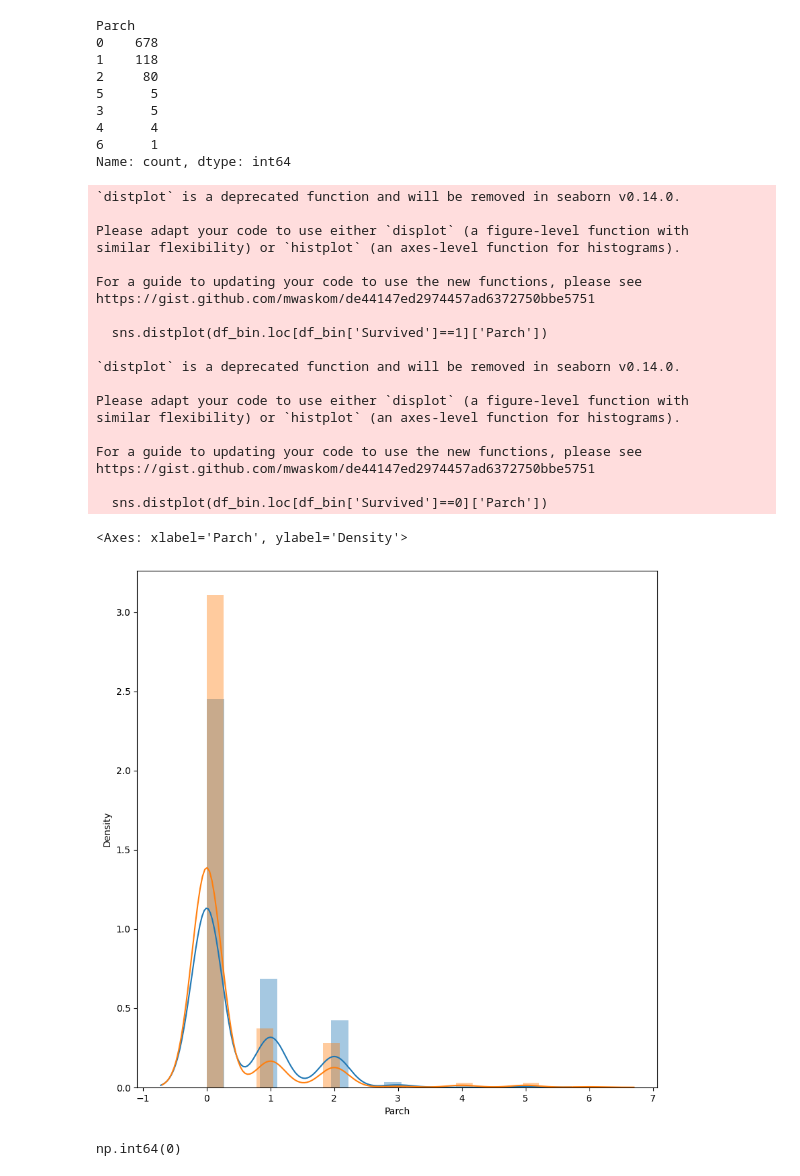
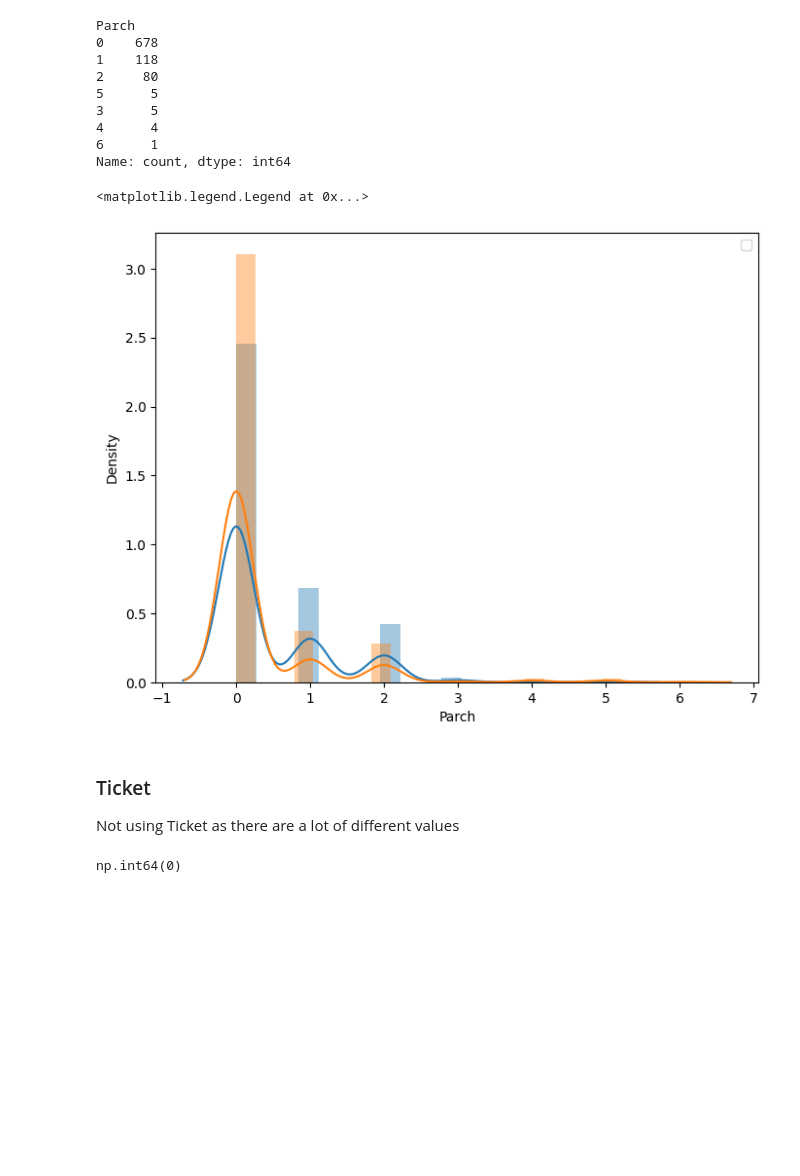
Before and after one commit to KaustubhKasture/Essential-Datasets, a Jupyter notebook: Titanic.ipynb, the cells around one changed output. Drawn from its saved outputs; the diff is of its cells as text; code cells hidden in the pictures; blank space fills up the shorter version.

```diff
--- a/Titanic.ipynb
+++ b/Titanic.ipynb
@@ -252,31 +254,16 @@ df_bin['Parch'] = df['Parch']
 df_con['Parch'] = df['Parch']
 # %%
 #How does Parch compare to Survival
-fig = plt.figure(figsize=(10,10))
+fig = plt.figure(figsize=(8,6))
 sns.distplot(df_bin.loc[df_bin['Survived']==1]['Parch'])
 sns.distplot(df_bin.loc[df_bin['Survived']==0]['Parch'])
+plt.legend()
 # %% [output]
-`distplot` is a deprecated function and will be removed in seaborn v0.14.0.
-
-Please adapt your code to use either `displot` (a figure-level function with
-similar flexibility) or `histplot` (an axes-level function for histograms).
-
-For a guide to updating your code to use the new functions, please see
-https://gist.github.com/mwaskom/de44147ed2974457ad6372750bbe5751
-
-  sns.distplot(df_bin.loc[df_bin['Survived']==1]['Parch'])
-
-`distplot` is a deprecated function and will be removed in seaborn v0.14.0.
-
-Please adapt your code to use either `displot` (a figure-level function with
-similar flexibility) or `histplot` (an axes-level function for histograms).
-
-For a guide to updating your code to use the new functions, please see
-https://gist.github.com/mwaskom/de44147ed2974457ad6372750bbe5751
-
-  sns.distplot(df_bin.loc[df_bin['Survived']==0]['Parch'])
+<matplotlib.legend.Legend at 0x...>
-<Axes: xlabel='Parch', ylabel='Density'>
-[figure, old version]
+[figure, new version]
+# %% [markdown]
+### Ticket
+Not using Ticket as there are a lot of different values
 # %%
 #Exploring Ticket
 df['Ticket'].isna().sum()
```
Also changed, not shown: parts of 29 cells of this notebook.
